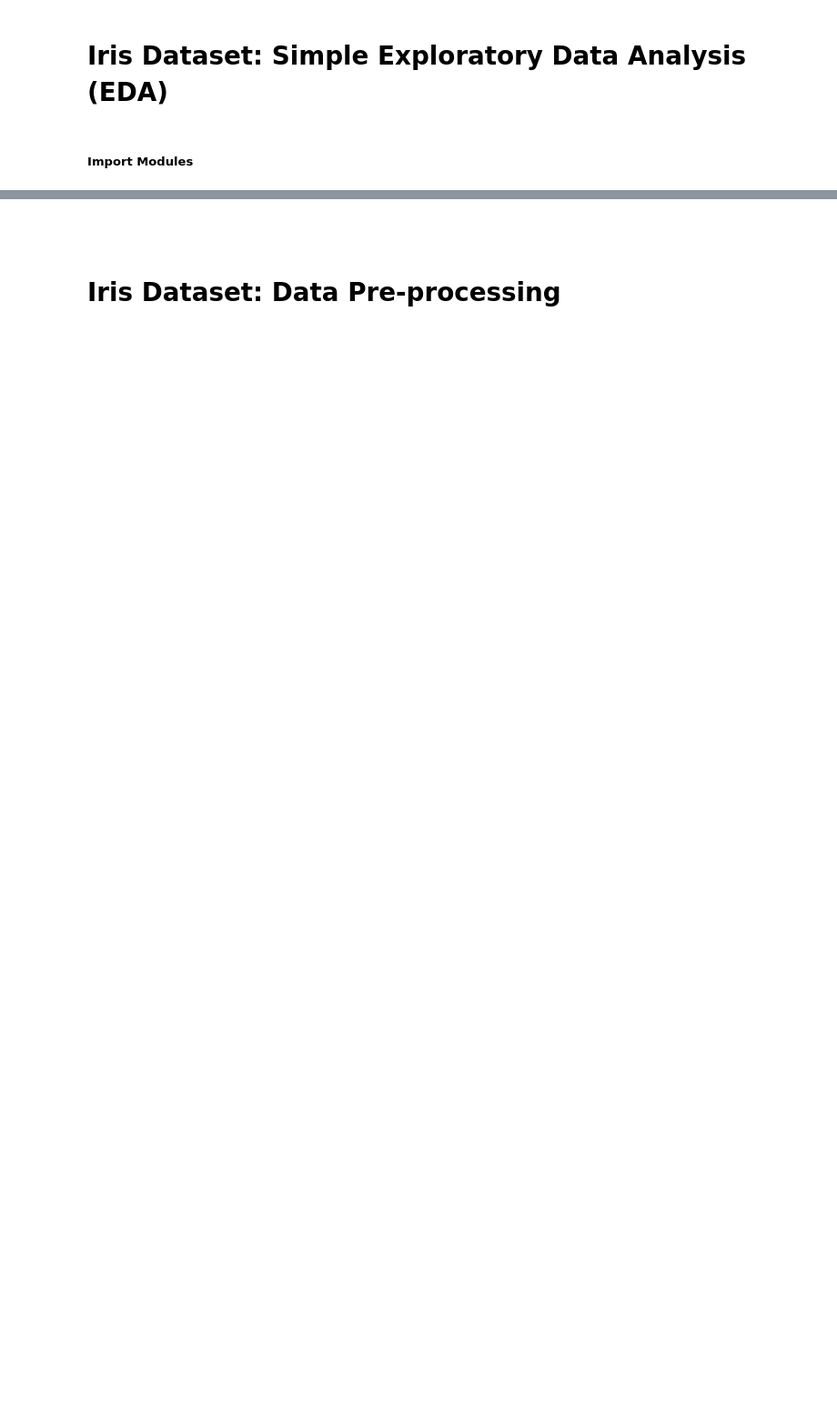
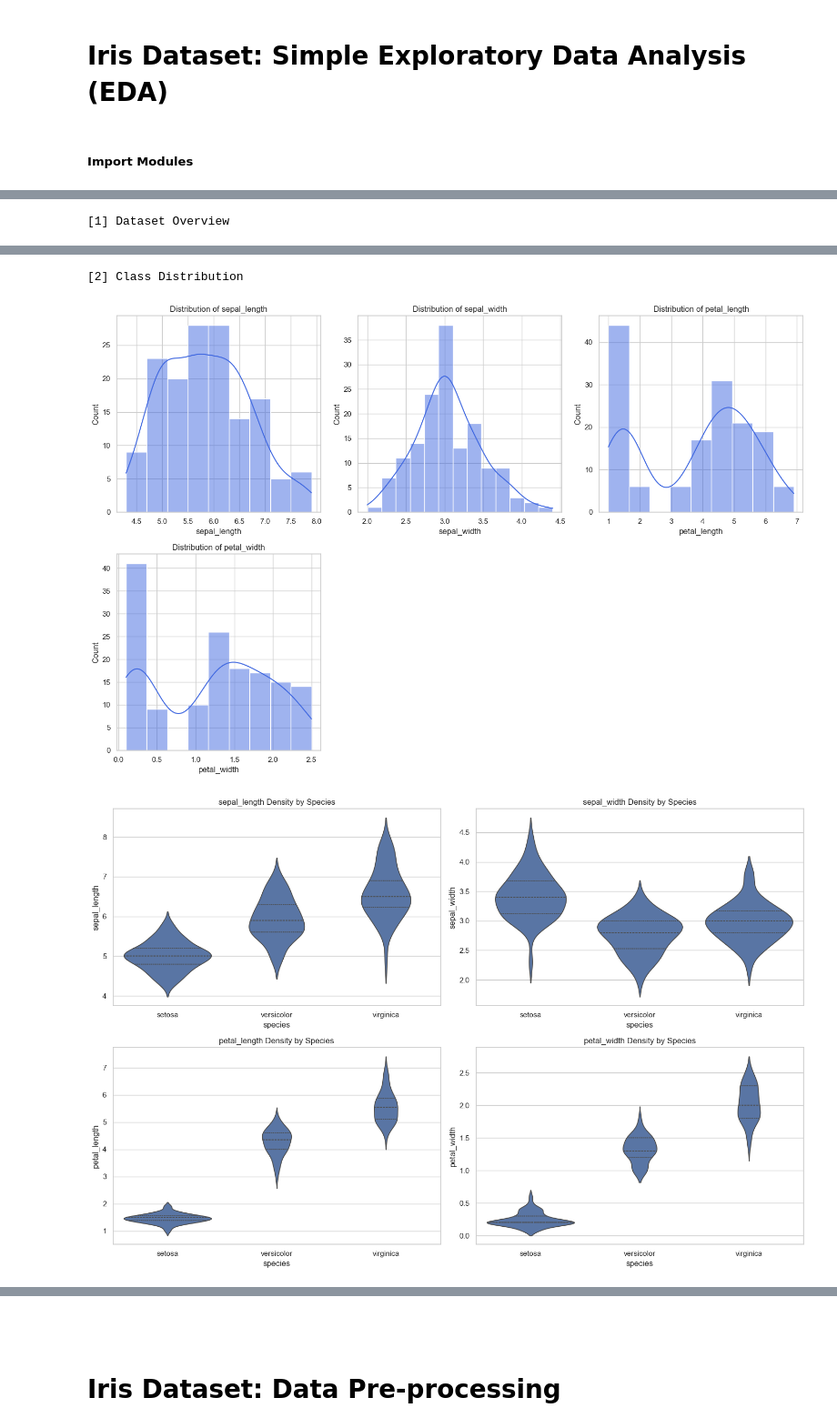
Before and after one commit to leapwithluvi/machine-learning-practice, a Jupyter notebook: 07_kaggle_projects/classification/practices/iris/classification_iris.ipynb, the cells around one changed output, grey strips where cells are left out. Shown at 91% size. Cells and saved outputs as stored; diff of their text form; code cells hidden in the pictures; blank space fills up the shorter version.

Commit message:
feat: add exploratory data analysis notebook for Iris dataset classification

```diff
--- a/07_kaggle_projects/classification/practices/iris/classification_iris.ipynb
+++ b/07_kaggle_projects/classification/practices/iris/classification_iris.ipynb
@@ -368,0 +18,67 @@ Berdasarkan hasil EDA, model yang direkomendasikan adalah:
+# %%
+# 1. Load Dataset
+df = pd.read_csv('../datasets/iris.csv')
+
+print("[1] Dataset Overview")
+# Menampilkan sample data dari berbagai posisi
+display(df.head())
+display(df.sample(5))
+
+# Informasi struktural: Tipe data dan Memory Usage
+print("\n[1] Structural Information")
+df.info()
+
+# Validasi Intergritas Data (Missing & Duplicate)
+print("\n[1] Data Intergrity Check")
+print(f"Missing Value: {df.isna().sum().sum()}")
+print(f"Duplicate Rows: {df.duplicated().sum()}")
+
+# 2. Analisis Statistik Deskriptif
+# Statistik dasar (mean, median, std, range)
+desc_stats = df.describe().T
+desc_stats['median'] = df.median(numeric_only=True)
+desc_stats['variance'] = df.var(numeric_only=True)
+
+# Statistik lanjutan (skewness & kurtosis)
+desc_stats['skewness'] = df.skew(numeric_only=True)
+desc_stats['kurtosis'] = df.kurt(numeric_only=True)
+
+print("\n[2] Comprehensive Statistical Analysis")
+display(desc_stats[['mean', 'median', 'std', 'variance', 'skewness', 'kurtosis']])
+
+# Cek keseimbangan kelas (penting buat klasifikasi)
+print("\n[2] Class Distribution")
+# print(df['species'].value_counts(normalize=True) * 100)
+
+# 3. Visualisasi Data
+# A. Univariate: Distribusi setiap fitur dengan KDE
+plt.figure(figsize=(15,10))
+for i, col in enumerate(df.columns[:-1]):
+    plt.subplot(2,3, i+1)
+    sns.histplot(df[col], kde=True, color='royalblue')
+    plt.title(f"Distribution of {col}")
+plt.tight_layout()
+plt.show()
+
+# B. Multivariate: Violin Plot untuk melihat densitas dan pemisahan kelas
+plt.figure(figsize=(15,10))
+for i, col in enumerate(df.columns[:-1]):
+    plt.subplot(2,2, i+1)
+    sns.violinplot(x='species', y=col, data=df, inner='quartile')
+    plt.title(f"{col} Density by Species")
+plt.tight_layout()
+plt.show()
+
+# C. Relational: Pairplot untuk melihat korelasi visual
+sns.pairplot(df, hue='species', corner=True, palette='viridis')
+plt.suptitle("Pairwise Feature Relationships", y=1.02)
+plt.show()
+
+# D. Correlation Matrix: Heatmap (Triangular)
+plt.figure(figsize=(8,6))
+mask = np.triu(np.ones_like(df.corr(numeric_only=True), dtype=bool))
+sns.heatmap(df.corr(numeric_only=True), annot=True, mask=mask, cmap='coolwarm', fmt=".2f")
+plt.title("Feature Correlation Matrix")
+plt.show()
+# %% [output]
+[1] Dataset Overview
@@ -368,0 +121,3 @@ Berdasarkan hasil EDA, model yang direkomendasikan adalah:
+[2] Class Distribution
+[figure, added]
+[figure, added]
```
Also changed, not shown: parts of 64 cells of this notebook.
